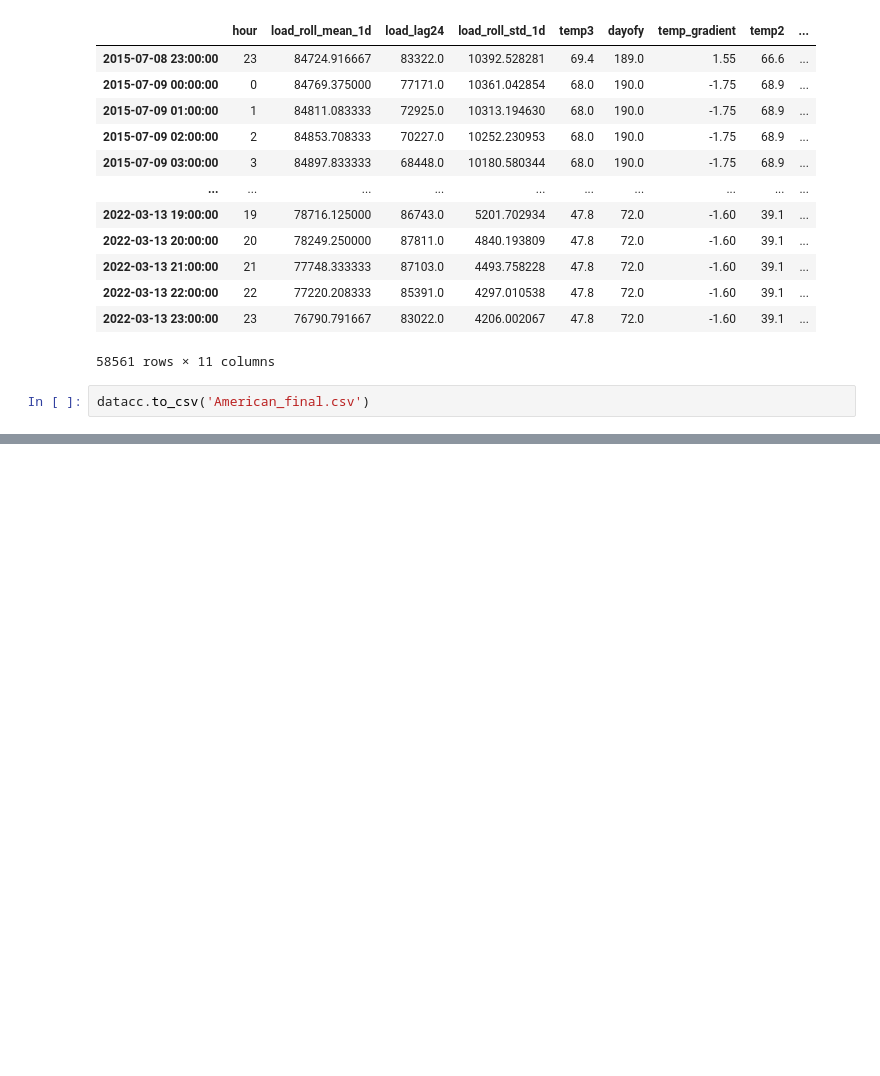
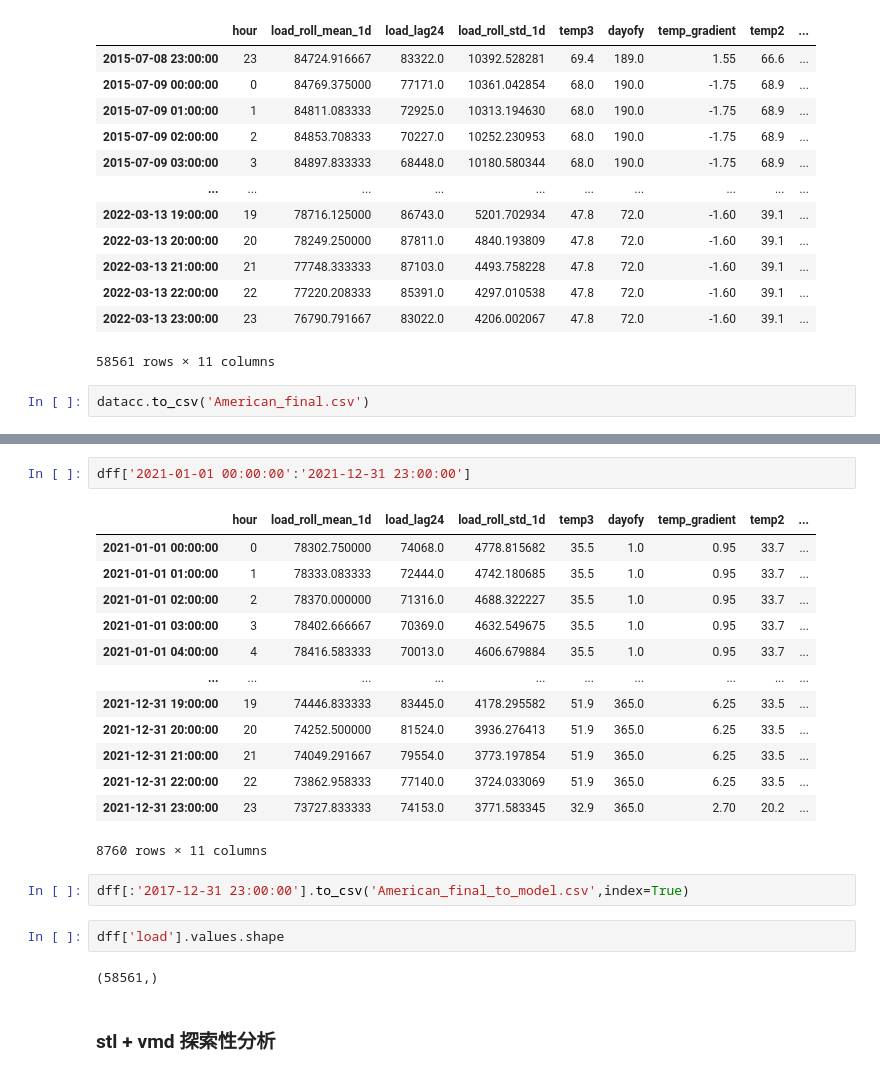
Before and after one commit to haozhenHG/C_Wind-Speed-Forecast-TC, a Jupyter notebook: jupyter/Amercian.ipynb, the cells around one changed output, grey strips where cells are left out. Cells and saved outputs as stored; diff of their text form; blank space fills up the shorter version.

```diff
--- a/jupyter/Amercian.ipynb
+++ b/jupyter/Amercian.ipynb
@@ -562,0 +630,24 @@ datacc.to_csv('American_final.csv')
+# %%
+dff['2021-01-01 00:00:00':'2021-12-31 23:00:00']
+# %% [output]
+|  | hour | load_roll_mean_1d | load_lag24 | load_roll_std_1d | temp3 | dayofy | temp_gradient | temp2 | ... |
+| 2021-01-01 00:00:00 | 0 | 78302.750000 | 74068.0 | 4778.815682 | 35.5 | 1.0 | 0.95 | 33.7 | ... |
+| 2021-01-01 01:00:00 | 1 | 78333.083333 | 72444.0 | 4742.180685 | 35.5 | 1.0 | 0.95 | 33.7 | ... |
+| 2021-01-01 02:00:00 | 2 | 78370.000000 | 71316.0 | 4688.322227 | 35.5 | 1.0 | 0.95 | 33.7 | ... |
+| 2021-01-01 03:00:00 | 3 | 78402.666667 | 70369.0 | 4632.549675 | 35.5 | 1.0 | 0.95 | 33.7 | ... |
+| 2021-01-01 04:00:00 | 4 | 78416.583333 | 70013.0 | 4606.679884 | 35.5 | 1.0 | 0.95 | 33.7 | ... |
+| ... | ... | ... | ... | ... | ... | ... | ... | ... | ... |
+| 2021-12-31 19:00:00 | 19 | 74446.833333 | 83445.0 | 4178.295582 | 51.9 | 365.0 | 6.25 | 33.5 | ... |
+| 2021-12-31 20:00:00 | 20 | 74252.500000 | 81524.0 | 3936.276413 | 51.9 | 365.0 | 6.25 | 33.5 | ... |
+| 2021-12-31 21:00:00 | 21 | 74049.291667 | 79554.0 | 3773.197854 | 51.9 | 365.0 | 6.25 | 33.5 | ... |
+| 2021-12-31 22:00:00 | 22 | 73862.958333 | 77140.0 | 3724.033069 | 51.9 | 365.0 | 6.25 | 33.5 | ... |
+| 2021-12-31 23:00:00 | 23 | 73727.833333 | 74153.0 | 3771.583345 | 32.9 | 365.0 | 2.70 | 20.2 | ... |
+8760 rows × 11 columns
+# %%
+dff[:'2017-12-31 23:00:00'].to_csv('American_final_to_model.csv',index=True)
+# %%
+dff['load'].values.shape
+# %% [output]
+(58561,)
+# %% [markdown]
+### stl + vmd 探索性分析
```
Also changed, not shown: parts of 14 cells of this notebook, 13 other files.
